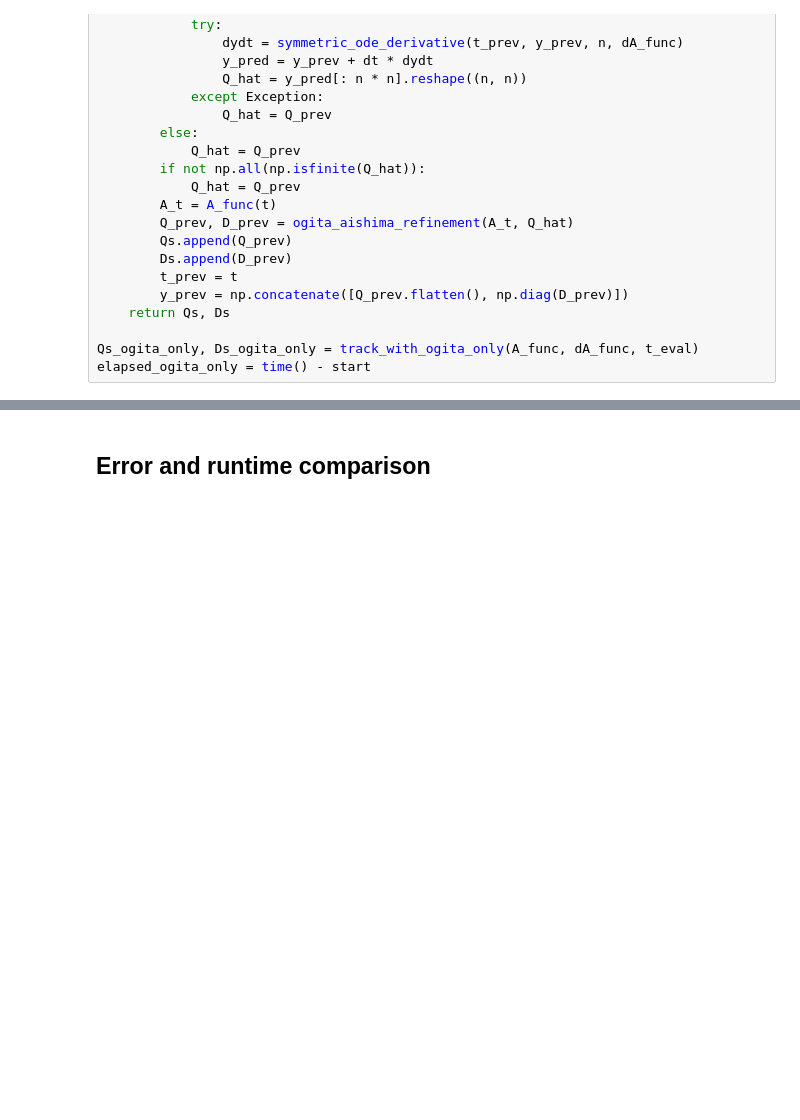
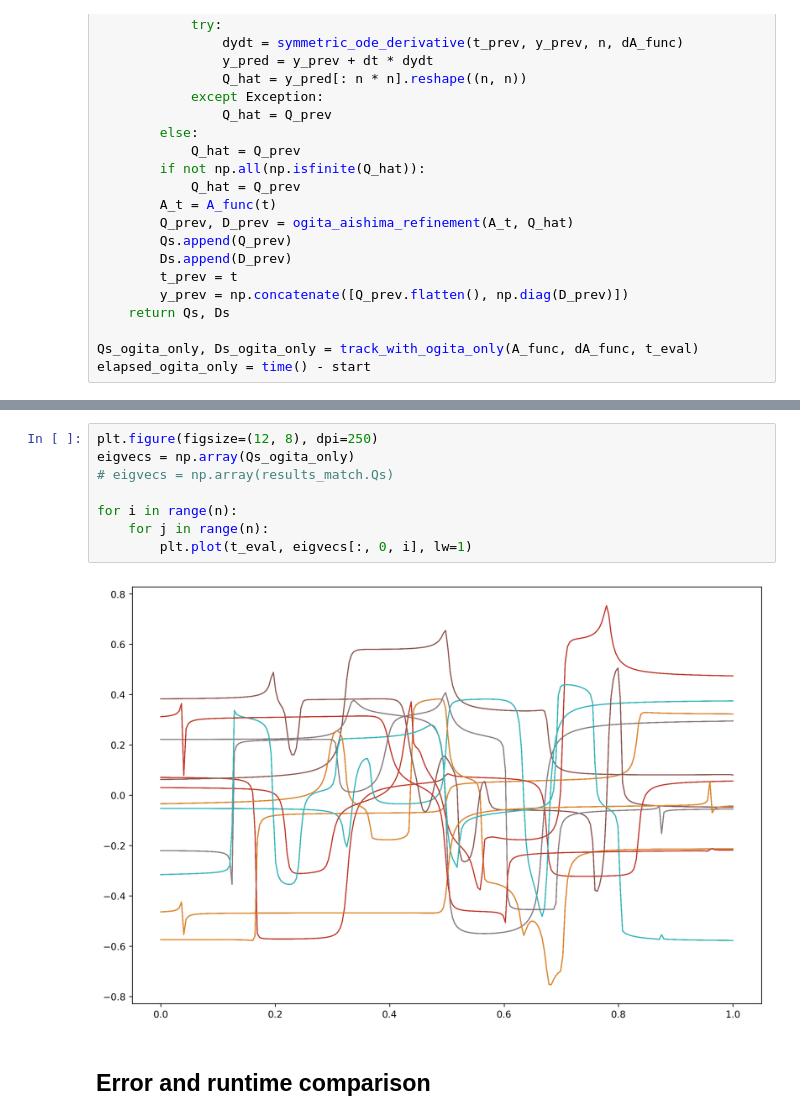
Before and after one commit to t-uda/EigenpairFlow, a Jupyter notebook: notebooks/large_matrix_tracking_demo.ipynb, the cells around one changed output, grey strips where cells are left out. Drawn from its saved outputs; the diff is of its cells as text; blank space fills up the shorter version.

```diff
--- a/notebooks/large_matrix_tracking_demo.ipynb
+++ b/notebooks/large_matrix_tracking_demo.ipynb
@@ -114,3 +157,13 @@ elapsed_ogita_only = time() - start
+# %%
+plt.figure(figsize=(12, 8), dpi=250)
+eigvecs = np.array(Qs_ogita_only)
+# eigvecs = np.array(results_match.Qs)
+
+for i in range(n):
+    for j in range(n):
+        plt.plot(t_eval, eigvecs[:, 0, i], lw=1)
+# %% [output]
+[figure, added]
 # %% [markdown]
 ## Error and runtime comparison
 # %%
```
Also changed, not shown: parts of 8 cells of this notebook.
